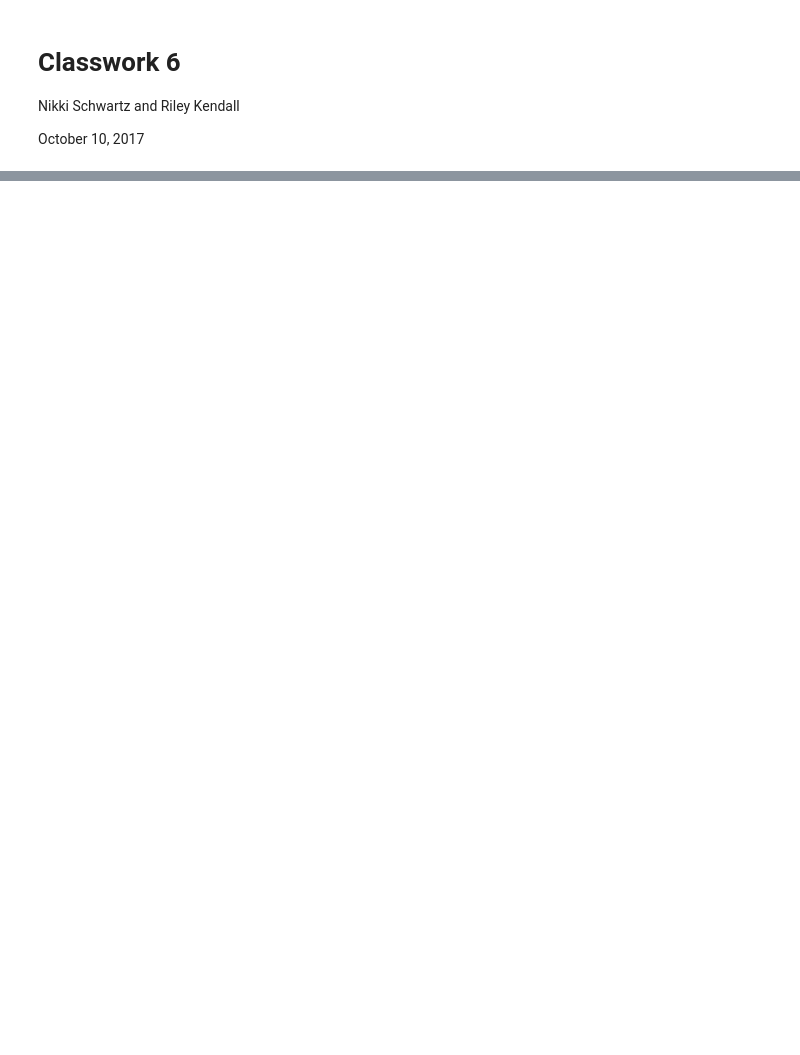
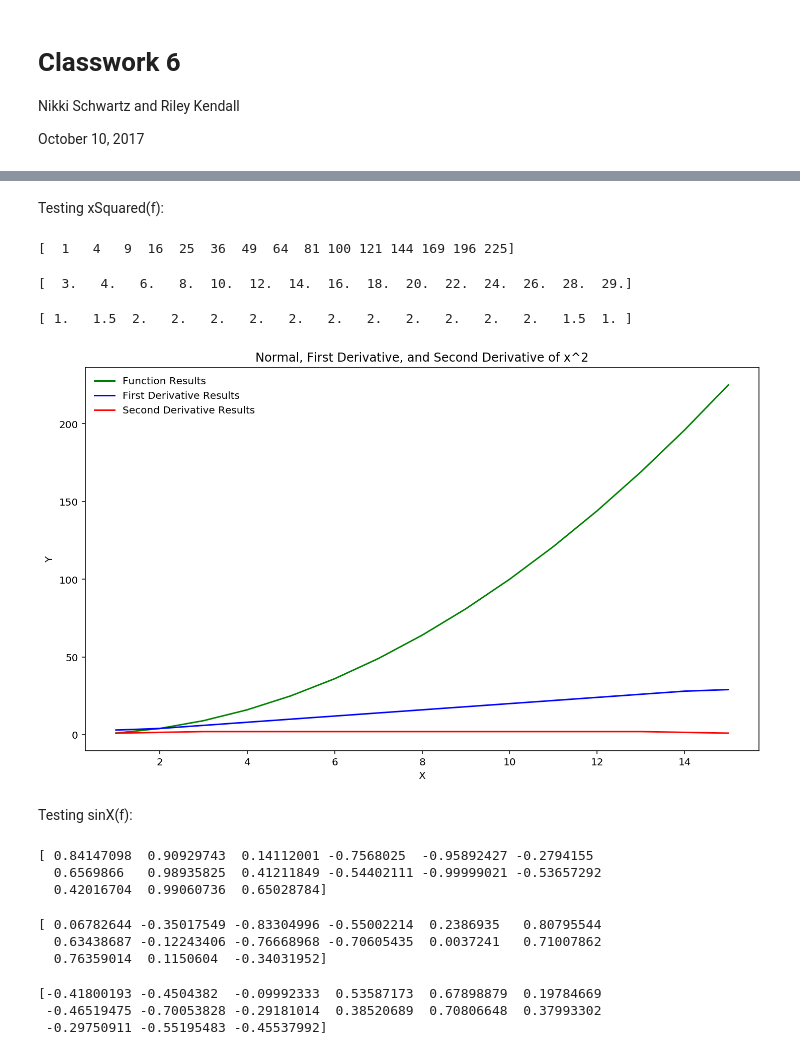
Before and after one commit to chapman-phys220-2017f/cw-06-nikki-and-riley, a Jupyter notebook: calculus.ipynb, the cells around one changed output, grey strips where cells are left out. Saved outputs shown, nothing was run; the diff lists cells and outputs as text; code cells hidden in the pictures; blank space fills up the shorter version.

```diff
--- a/calculus.ipynb
+++ b/calculus.ipynb
@@ -74,0 +104,76 @@ Happy notebooking.
+# %%
+def xSquared(f):
+    #function used for testing x^2
+    answer=[]
+    for k in range(0,len(f)):
+        answer.append(f[k]*f[k])
+    return answer
+
+def sinX(f):
+    #function used for testing sin(x)
+    answer=[]
+    for k in range(0,len(f)):
+        answer.append(np.sin(f[k]))
+    return answer
+
+def expX(f):
+    #function for testing [e^((-x^2)/2)]/[(2pi)^(1/2)]
+    answer=[]
+    for k in range(0,len(f)):
+        answer.append(np.exp((-f[k]**2/2)/((2*np.pi)**1/2)))
+    return answer
+# %% [markdown]
+Testing xSquared(f):
+# %%
+#Displays normal function array values:
+f=(1,2,3,4,5,6,7,8,9,10,11,12,13,14,15)
+answer = xSquared(f)
+functionResults=np.array(answer)
+print(functionResults)
+# %% [output]
+[  1   4   9  16  25  36  49  64  81 100 121 144 169 196 225]
+# %%
+#Displays derivative function array values:
+myDerivative=(D1@functionResults)
+print(myDerivative)
+# %% [output]
+[  3.   4.   6.   8.  10.  12.  14.  16.  18.  20.  22.  24.  26.  28.  29.]
+# %%
+#Displays second derivative function array values:
+mySecondDerivative=(D2@functionResults)
+print(mySecondDerivative)
+# %% [output]
+[ 1.   1.5  2.   2.   2.   2.   2.   2.   2.   2.   2.   2.   2.   1.5  1. ]
+# %%
+x=np.array(f)
+array_calculus.make_plots_for_xSquared(x, functionResults, myDerivative, mySecondDerivative)
+# %% [output]
+[figure, added]
+# %% [markdown]
+Testing sinX(f):
+# %%
+#Displays normal function array values:
+f=(1,2,3,4,5,6,7,8,9,10,11,12,13,14,15)
+answer = sinX(f)
+functionResults=np.array(answer)
+print(functionResults)
+# %% [output]
+[ 0.84147098  0.90929743  0.14112001 -0.7568025  -0.95892427 -0.2794155
+  0.6569866   0.98935825  0.41211849 -0.54402111 -0.99999021 -0.53657292
+  0.42016704  0.99060736  0.65028784]
+# %%
+#Displays derivative function array values:
+myDerivative=(D1@functionResults)
+print(myDerivative)
+# %% [output]
+[ 0.06782644 -0.35017549 -0.83304996 -0.55002214  0.2386935   0.80795544
+  0.63438687 -0.12243406 -0.76668968 -0.70605435  0.0037241   0.71007862
+  0.76359014  0.1150604  -0.34031952]
+# %%
+#Displays second derivative function array values:
+mySecondDerivative=(D2@functionResults)
+print(mySecondDerivative)
+# %% [output]
+[-0.41800193 -0.4504382  -0.09992333  0.53587173  0.67898879  0.19784669
+ -0.46519475 -0.70053828 -0.29181014  0.38520689  0.70806648  0.37993302
+ -0.29750911 -0.55195483 -0.45537992]
```
Also changed, not shown: parts of 30 cells of this notebook, 7 other files.
